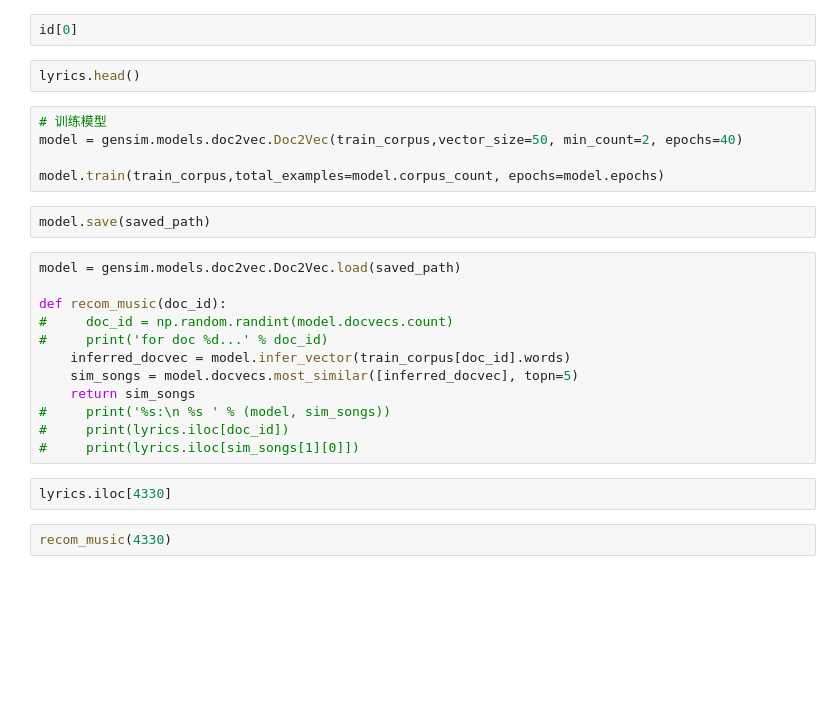
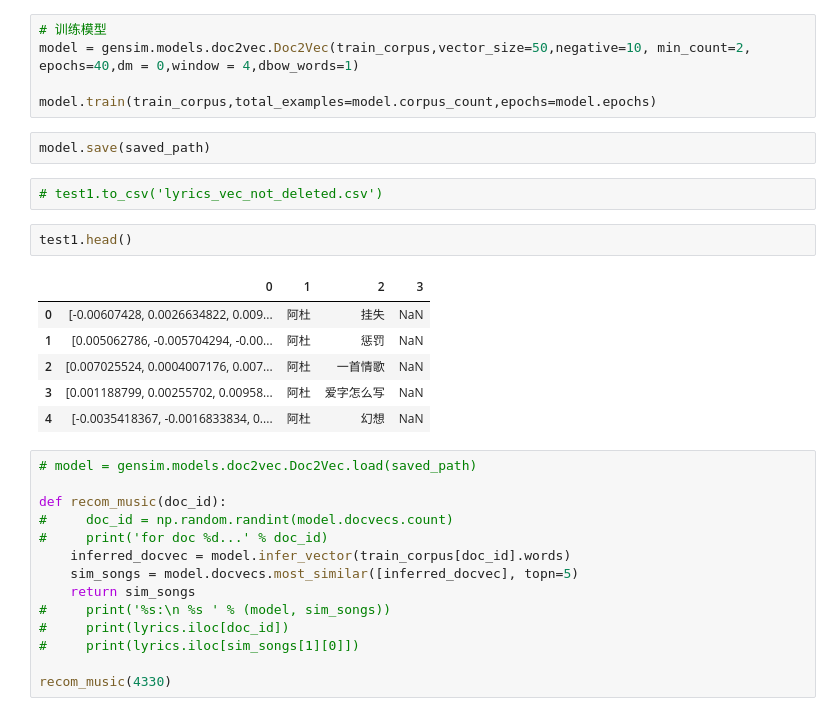
Before and after one commit to Thsss/Lyric_based_music_recommendation, a Jupyter notebook: model.ipynb, the cells around one changed output. Saved outputs shown, nothing was run; the diff lists cells and outputs as text; blank space fills up the shorter version.

Commit message:
update model + dataset

```diff
--- a/model.ipynb
+++ b/model.ipynb
@@ -35,16 +53,23 @@ id = lyrics.loc[lyrics['song_name'] == songs_name].index.tolist()
-# %%
-id[0]
-# %%
-lyrics.head()
 # %%
 # 训练模型
-model = gensim.models.doc2vec.Doc2Vec(train_corpus,vector_size=50, min_count=2, epochs=40)
+model = gensim.models.doc2vec.Doc2Vec(train_corpus,vector_size=50,negative=10, min_count=2, epochs=40,dm = 0,window = 4,dbow_words=1)
 
-model.train(train_corpus,total_examples=model.corpus_count, epochs=model.epochs)
+model.train(train_corpus,total_examples=model.corpus_count,epochs=model.epochs)
 # %%
 model.save(saved_path)
+# %%
+# test1.to_csv('lyrics_vec_not_deleted.csv')
+# %%
+test1.head()
+# %% [output]
+|  | 0 | 1 | 2 | 3 |
+| 0 | [-0.00607428, 0.0026634822, 0.009... | 阿杜 | 挂失 | NaN |
+| 1 | [0.005062786, -0.005704294, -0.00... | 阿杜 | 惩罚 | NaN |
+| 2 | [0.007025524, 0.0004007176, 0.007... | 阿杜 | 一首情歌 | NaN |
+| 3 | [0.001188799, 0.00255702, 0.00958... | 阿杜 | 爱字怎么写 | NaN |
+| 4 | [-0.0035418367, -0.0016833834, 0.... | 阿杜 | 幻想 | NaN |
 # %%
-model = gensim.models.doc2vec.Doc2Vec.load(saved_path)
+# model = gensim.models.doc2vec.Doc2Vec.load(saved_path)
 
 def recom_music(doc_id):
 #     doc_id = np.random.randint(model.docvecs.count)
@@ -55,7 +80,5 @@ def recom_music(doc_id):
 #     print('%s:\n %s ' % (model, sim_songs))
 #     print(lyrics.iloc[doc_id])
 #     print(lyrics.iloc[sim_songs[1][0]])
+
+recom_music(4330)
-# %%
-lyrics.iloc[4330]
-# %%
-recom_music(4330)
```
Also changed, not shown: parts of 32 cells of this notebook, 25 other files.
